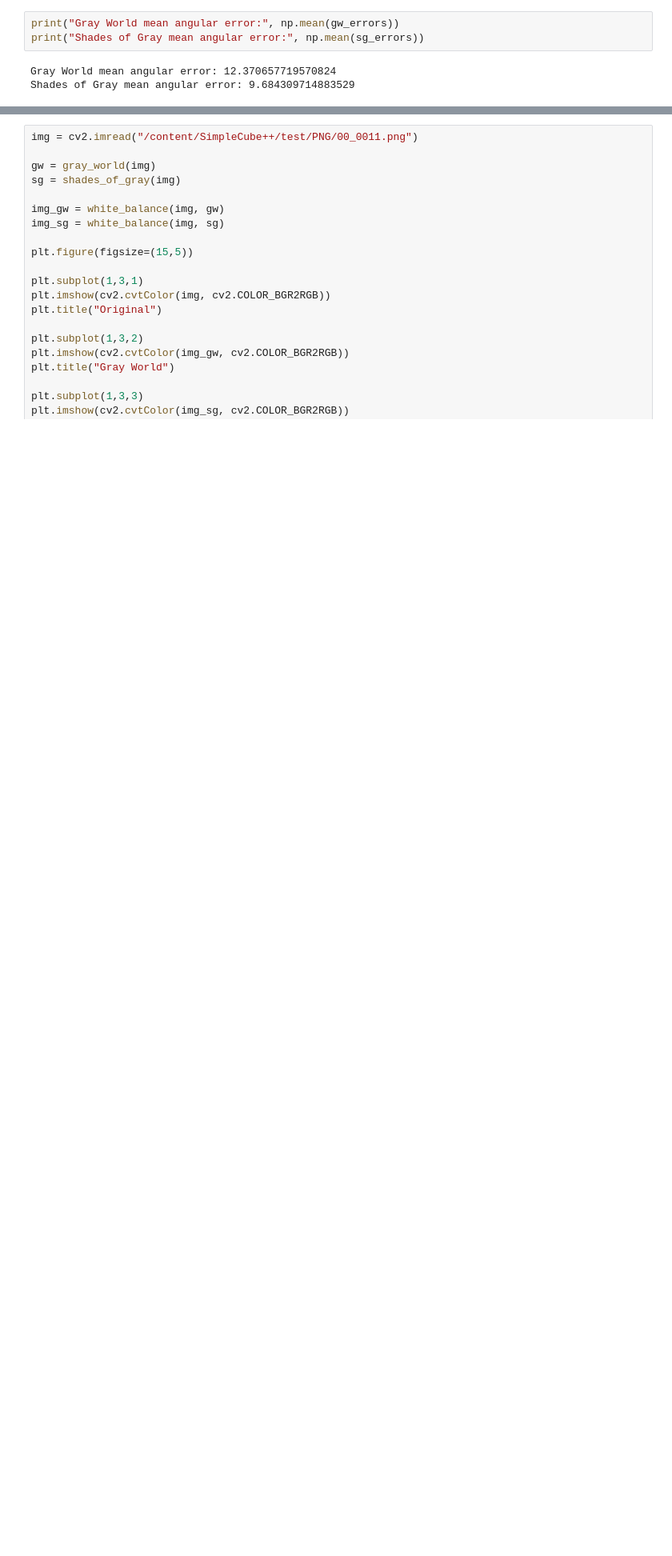
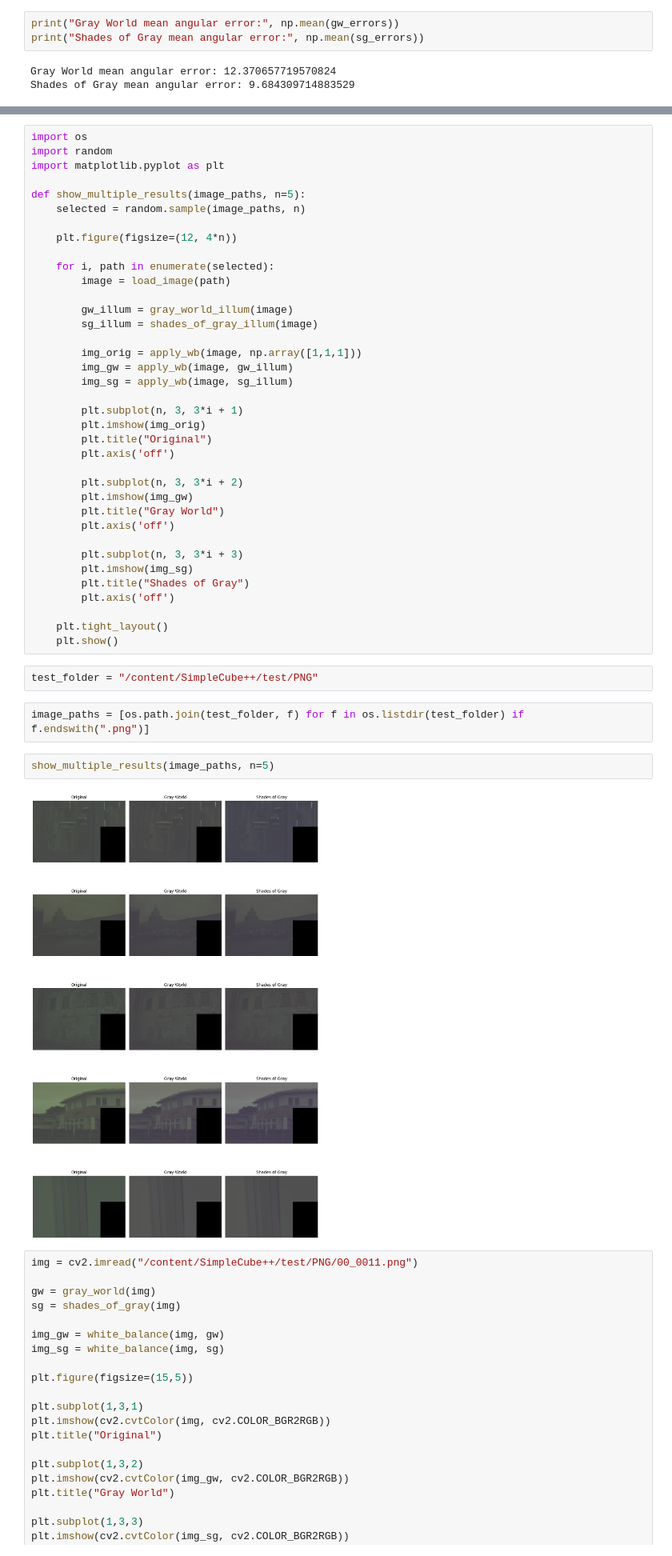
Before and after one commit to doroteatomic/white-balancing-algorithms, a Jupyter notebook: white_balancing.ipynb, the cells around one changed output, grey strips where cells are left out. Shown at 80% size. Cells and saved outputs as stored; diff of their text form; blank space fills up the shorter version.

```diff
--- a/white_balancing.ipynb
+++ b/white_balancing.ipynb
@@ -234,3 +321,48 @@ Shades of Gray mean angular error: 9.684309714883529
+# %%
+import os
+import random
+import matplotlib.pyplot as plt
+
+def show_multiple_results(image_paths, n=5):
+    selected = random.sample(image_paths, n)
+
+    plt.figure(figsize=(12, 4*n))
+
+    for i, path in enumerate(selected):
+        image = load_image(path)
+
+        gw_illum = gray_world_illum(image)
+        sg_illum = shades_of_gray_illum(image)
+
+        img_orig = apply_wb(image, np.array([1,1,1]))
+        img_gw = apply_wb(image, gw_illum)
+        img_sg = apply_wb(image, sg_illum)
+
+        plt.subplot(n, 3, 3*i + 1)
+        plt.imshow(img_orig)
+        plt.title("Original")
+        plt.axis('off')
+
+        plt.subplot(n, 3, 3*i + 2)
+        plt.imshow(img_gw)
+        plt.title("Gray World")
+        plt.axis('off')
+
+        plt.subplot(n, 3, 3*i + 3)
+        plt.imshow(img_sg)
+        plt.title("Shades of Gray")
+        plt.axis('off')
+
+    plt.tight_layout()
+    plt.show()
+# %%
+test_folder = "/content/SimpleCube++/test/PNG"
+# %%
+image_paths = [os.path.join(test_folder, f) for f in os.listdir(test_folder) if f.endswith(".png")]
+# %%
+show_multiple_results(image_paths, n=5)
+# %% [output]
+[figure, added]
 # %%
 img = cv2.imread("/content/SimpleCube++/test/PNG/00_0011.png")
 
```
Also changed, not shown: parts of 7 cells of this notebook.
